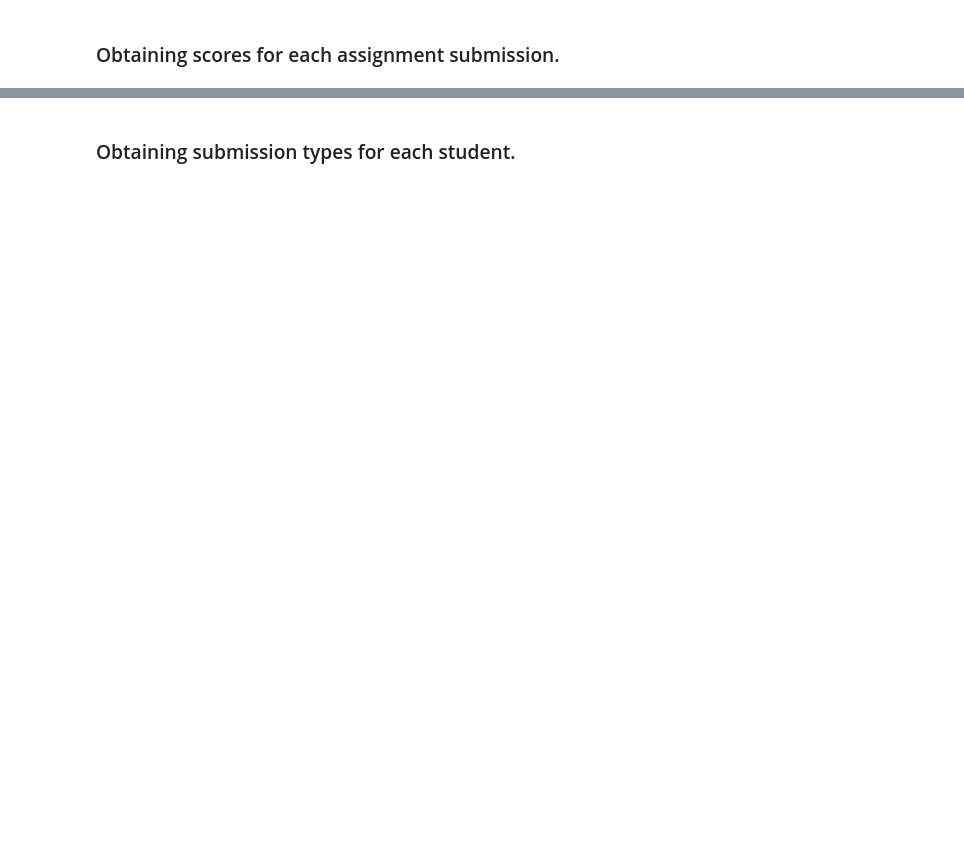
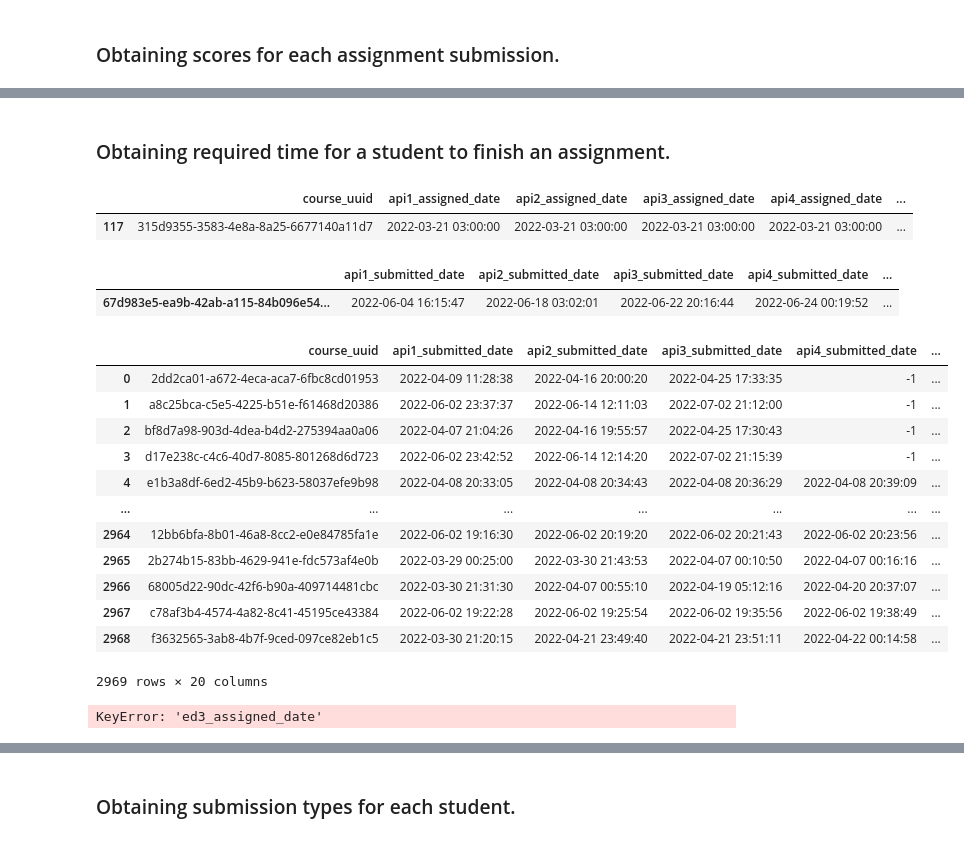
Before and after one commit to bautidea/course_approve_detection, a Jupyter notebook: notebok.ipynb, the cells around one changed output, grey strips where cells are left out. Drawn from its saved outputs; the diff is of its cells as text; code cells hidden in the pictures; blank space fills up the shorter version.

Commit message:
Appending time required for a student to handle an assignment.

```diff
--- a/notebok.ipynb
+++ b/notebok.ipynb
@@ -512,0 +513,12 @@ data.sample()
+# %% [markdown]
+### Obtaining required time for a student to finish an assignment.
+# %%
+# First obtaining when each assignment is unlocked for each course.
+ass_unlock_df = student_df.groupby(['course_uuid', 'assigned_ass', 'ass_unlock_at']).size().reset_index()
+ass_unlock_df['assigned_ass'] = ass_unlock_df['assigned_ass'] + '_assigned_date'
+ass_unlock_df = ass_unlock_df.pivot(index='course_uuid', columns='assigned_ass', values='ass_unlock_at').reset_index().rename_axis(None,axis=1)
+ass_unlock_df.fillna(-1, inplace=True)
+ass_unlock_df.sample()
+# %% [output]
+|  | course_uuid | api1_assigned_date | api2_assigned_date | api3_assigned_date | api4_assigned_date | ... |
+| 117 | 315d9355-3583-4e8a-8a25-6677140a11d7 | 2022-03-21 03:00:00 | 2022-03-21 03:00:00 | 2022-03-21 03:00:00 | 2022-03-21 03:00:00 | ... |
@@ -512,0 +527,58 @@ data.sample()
+# %%
+# Obtaining the date each student delivered each assignment.
+ass_submitted_df = student_df.groupby(['index', 'submitted_ass'])['s_submitted_at'].first().reset_index()
+# Ignoring general assignments.
+ass_submitted_df = ass_submitted_df[ass_submitted_df['submitted_ass'] != 'otros_trabajos'].copy()
+ass_submitted_df['submitted_ass'] = ass_submitted_df['submitted_ass'] + '_submitted_date'
+ass_submitted_df = ass_submitted_df.pivot(index='index', values='s_submitted_at', columns='submitted_ass').reset_index().rename_axis(None,axis=1)
+
+ass_submitted_df.index = ass_submitted_df['index'].values
+ass_submitted_df.drop(columns='index', inplace=True)
+ass_submitted_df.fillna(-1, inplace=True)
+ass_submitted_df.sample()
+# %% [output]
+|  | api1_submitted_date | api2_submitted_date | api3_submitted_date | api4_submitted_date | ... |
+| 67d983e5-ea9b-42ab-a115-84b096e54... | 2022-06-04 16:15:47 | 2022-06-18 03:02:01 | 2022-06-22 20:16:44 | 2022-06-24 00:19:52 | ... |
+# %%
+# Creating a copy to obtain the time.
+assignment_submit_time = data[['course_uuid']].copy()
+
+# Merging information.
+assignment_submit_time = assignment_submit_time.merge(ass_submitted_df, left_index=True, right_index=True, how='left')
+assignment_submit_time['index'] = assignment_submit_time.index.values
+assignment_submit_time = assignment_submit_time.merge(ass_unlock_df, how='left', on='course_uuid')
+assignment_submit_time
+# %% [output]
+|  | course_uuid | api1_submitted_date | api2_submitted_date | api3_submitted_date | api4_submitted_date | ... |
+| 0 | 2dd2ca01-a672-4eca-aca7-6fbc8cd01953 | 2022-04-09 11:28:38 | 2022-04-16 20:00:20 | 2022-04-25 17:33:35 | -1 | ... |
+| 1 | a8c25bca-c5e5-4225-b51e-f61468d20386 | 2022-06-02 23:37:37 | 2022-06-14 12:11:03 | 2022-07-02 21:12:00 | -1 | ... |
+| 2 | bf8d7a98-903d-4dea-b4d2-275394aa0a06 | 2022-04-07 21:04:26 | 2022-04-16 19:55:57 | 2022-04-25 17:30:43 | -1 | ... |
+| 3 | d17e238c-c4c6-40d7-8085-801268d6d723 | 2022-06-02 23:42:52 | 2022-06-14 12:14:20 | 2022-07-02 21:15:39 | -1 | ... |
+| 4 | e1b3a8df-6ed2-45b9-b623-58037efe9b98 | 2022-04-08 20:33:05 | 2022-04-08 20:34:43 | 2022-04-08 20:36:29 | 2022-04-08 20:39:09 | ... |
+| ... | ... | ... | ... | ... | ... | ... |
+| 2964 | 12bb6bfa-8b01-46a8-8cc2-e0e84785fa1e | 2022-06-02 19:16:30 | 2022-06-02 20:19:20 | 2022-06-02 20:21:43 | 2022-06-02 20:23:56 | ... |
+| 2965 | 2b274b15-83bb-4629-941e-fdc573af4e0b | 2022-03-29 00:25:00 | 2022-03-30 21:43:53 | 2022-04-07 00:10:50 | 2022-04-07 00:16:16 | ... |
+| 2966 | 68005d22-90dc-42f6-b90a-409714481cbc | 2022-03-30 21:31:30 | 2022-04-07 00:55:10 | 2022-04-19 05:12:16 | 2022-04-20 20:37:07 | ... |
+| 2967 | c78af3b4-4574-4a82-8c41-45195ce43384 | 2022-06-02 19:22:28 | 2022-06-02 19:25:54 | 2022-06-02 19:35:56 | 2022-06-02 19:38:49 | ... |
+| 2968 | f3632565-3ab8-4b7f-9ced-097ce82eb1c5 | 2022-03-30 21:20:15 | 2022-04-21 23:49:40 | 2022-04-21 23:51:11 | 2022-04-22 00:14:58 | ... |
+2969 rows × 20 columns
+# %%
+# Creating a copy to obtain the time.
+assignment_submit_time = data[['course_uuid']].copy()
+
+# Merging information.
+assignment_submit_time = assignment_submit_time.merge(ass_unlock_df, how='left', on='course_uuid')
+assignment_submit_time = assignment_submit_time.merge(ass_submitted_df, left_index=True, right_index=True, how='left')
+
+# Obtaining time intervals.
+for col in assessment_cols:
+    if col == 'otros_trabajos':
+        continue
+
+    assigned_date = f'{col}_assigned_date'
+    submitted_date = f'{col}_submitted_date'
+
+    assignment_submit_time[f'{col}_time_to_submit'] = assignment_submit_time[submitted_date] - assignment_submit_time[assigned_date]
+assignment_submit_time
+# %% [output]
+KeyError: 'ed3_assigned_date'
```
Also changed, not shown: parts of 7 cells of this notebook, 1 other file.
